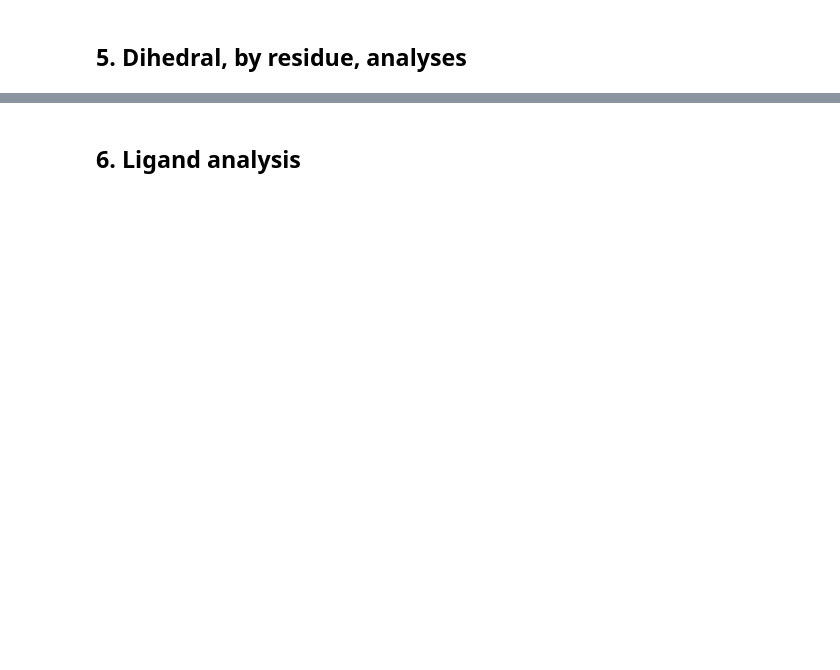
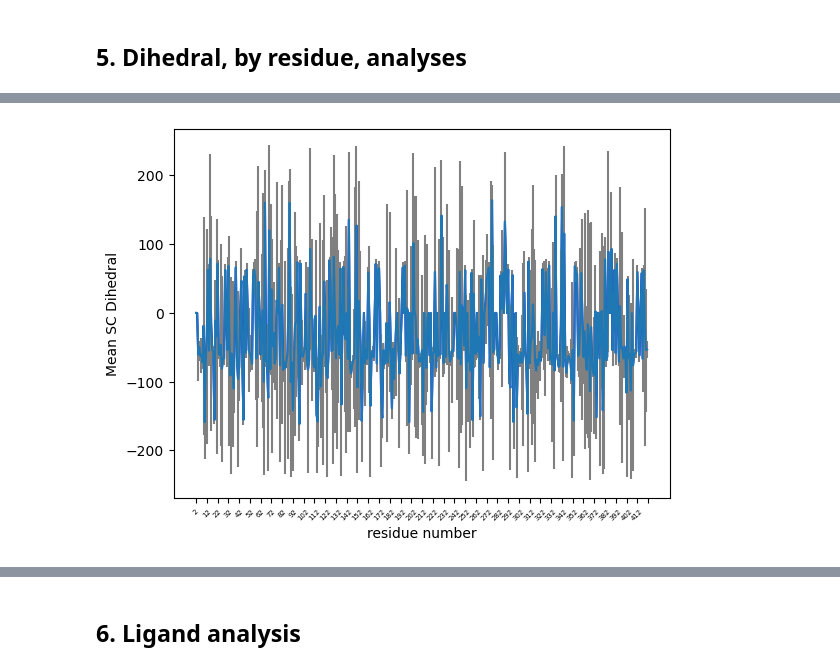
Before and after one commit to gosldorf/protein-simulation-analysis, a Jupyter notebook: 0_proteinanalysis.ipynb, the cells around one changed output, grey strips where cells are left out. Drawn from its saved outputs; the diff is of its cells as text; code cells hidden in the pictures; blank space fills up the shorter version.

```diff
--- a/0_proteinanalysis.ipynb
+++ b/0_proteinanalysis.ipynb
@@ -734,10 +805,13 @@ plt.show()
 # %%
 plt.plot(resids, sc_dih_avg, 'b-')
+plt.errorbar(resids, sc_dih_avg, sc_dih_std, ecolor='gray')
 plt.xlabel('residue number')
 plt.xticks(rotation=45)
 plt.xticks(np.arange(0, len(resids)+1, 10))
 plt.xticks(fontsize=5)
 plt.ylabel('Mean SC Dihedral')
 # plt.legend(['traj2-CA-rmsd', 'traj2-BB-rmsd'])
 plt.savefig(str(out_dir / 'traj1_mean_sc_dihedral.png'))
 plt.show()
+# %% [output]
+[figure, added]
```
Also changed, not shown: parts of 23 cells of this notebook, 5 other files.
